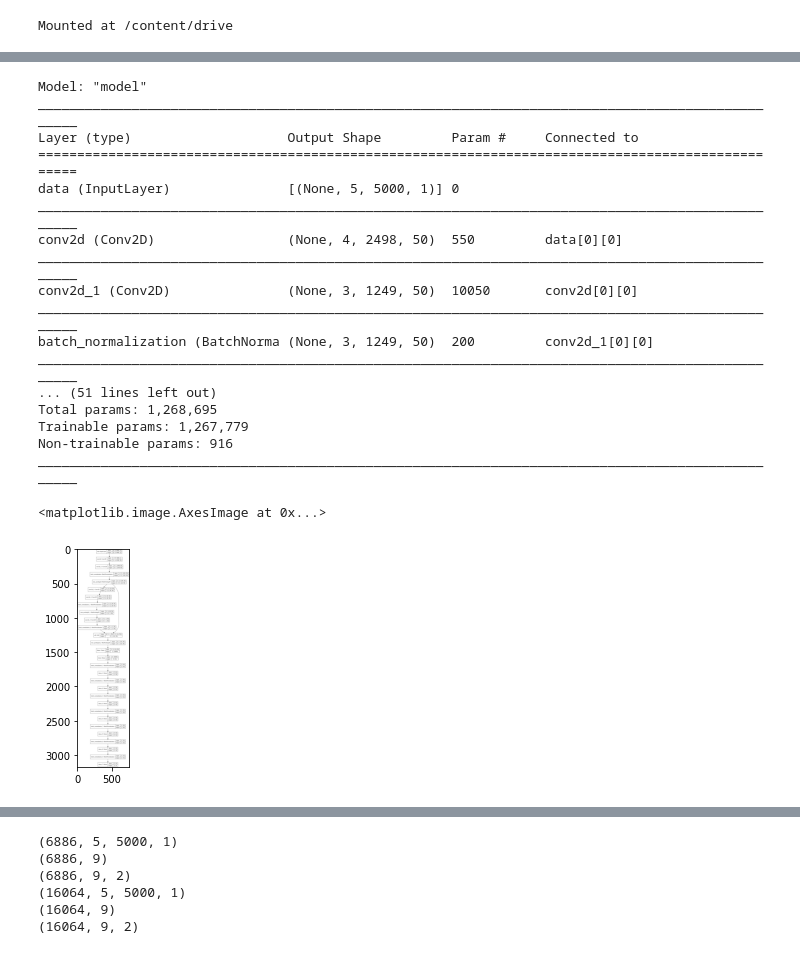
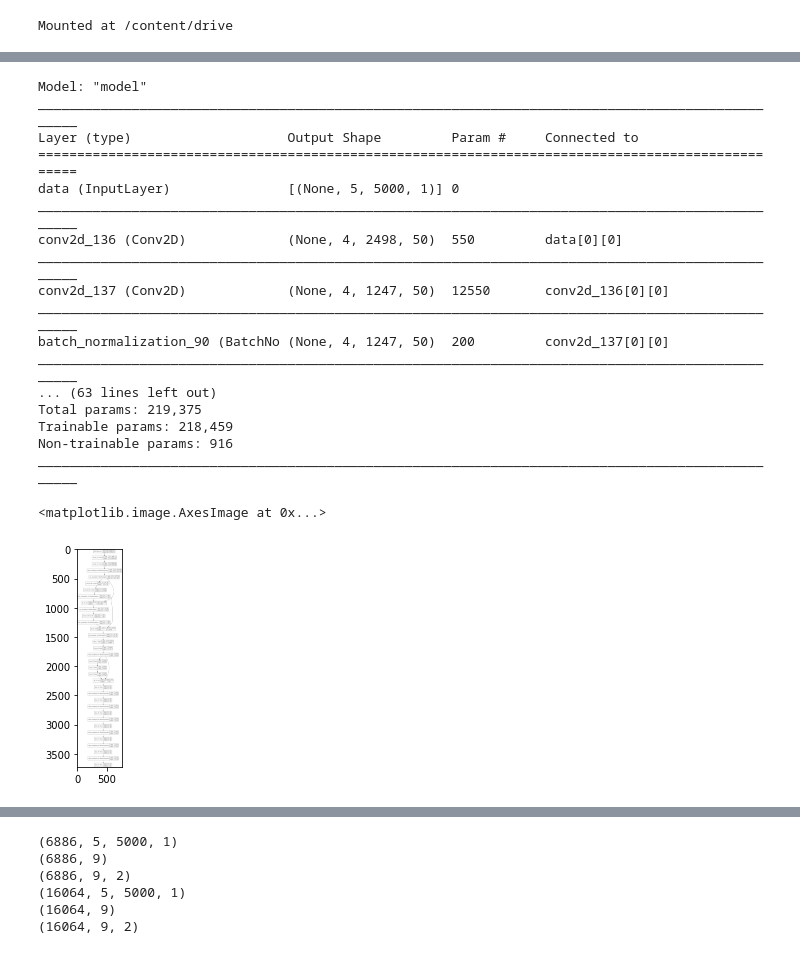
Before and after one commit to Ashraf-Saleh/Fault-Detect, a Jupyter notebook: Fault_Detect.ipynb, the cells around one changed output, grey strips where cells are left out. Drawn from its saved outputs; the diff is of its cells as text; code cells hidden in the pictures.

Commit message:
Go deep - Batch Norm. - Res Net (2)

```diff
--- a/Fault_Detect.ipynb
+++ b/Fault_Detect.ipynb
@@ -76,19 +76,20 @@ print(Data_Y[:10].astype('int'))
 inputs = keras.Input(shape = (Train_X.shape[1], Train_X.shape[2], Train_X.shape[3]), name="data")
 
 x = layers.Conv2D(filters = 50, kernel_size = (2, 5),strides=(1, 2), activation = "relu") (inputs)
-x = layers.Conv2D(filters = 50, kernel_size = (2, 2),strides=(1, 2), activation = "relu") (x)
+x = layers.Conv2D(filters = 50, kernel_size = (1, 5),strides=(1, 2), activation = "relu") (x)
 x = layers.BatchNormalization()(x)
-block_1_output = layers.MaxPooling2D(pool_size = (1,10)) (x)
+block_1_output = layers.MaxPooling2D(pool_size = (1,100)) (x)
 
-x = layers.Conv2D(filters = 50, kernel_size = (2,5),strides = (1, 2),padding = 'valid', activation='relu') (block_1_output)
-x = layers.Conv2D(filters = 50, kernel_size = (1,5),strides = (1, 2),padding = 'valid', activation='relu') (x)
-x = layers.BatchNormalization()(x)
-block_2_output = layers.MaxPooling2D(pool_size = (1,8)) (x)
-
-x = layers.Conv2D(filters = 50,kernel_size= (2, 3),strides = (1, 2), activation="relu")(block_2_output)
+x = layers.Conv2D(filters = 50, kernel_size = (1,5),strides = (1, 2),padding = 'valid', activation='relu') (block_1_output)
+x = layers.Conv2D(filters = 50, kernel_size = (1,4),strides = (1, 2),padding = 'valid', activation='relu') (x)
 x = layers.BatchNormalization()(x)
 block_3_output = layers.add([x, block_1_output])
-x = layers.MaxPooling2D(pool_size = (1,1))(block_3_output)
+block_2_output = layers.MaxPooling2D(pool_size = (1,8)) (block_3_output)
+
+x = layers.Conv2D(filters = 50,kernel_size= (1, 1),strides = (1, 2), activation="relu")(block_2_output)
+x = layers.BatchNormalization()(x)
+block_4_output = layers.add([x, block_1_output])
+x = layers.MaxPooling2D(pool_size = (1,1))(block_4_output)
 
 #x = layers.Conv2D(filters = 50,kernel_size= (1, 10),strides = (1, 2), activation="relu")(x)
 
@@ -125,8 +126,13 @@ x = layers.Flatten()(x)
 
 
 x = layers.Dense(64, activation="relu")(x)
-x = layers.BatchNormalization()(x)
-x = layers.Dense(58, activation="relu")(x)
+#x = layers.BatchNormalization()(x)
+block_5_output = layers.BatchNormalization()(x)
+x = layers.Dense(64, activation="relu")(block_5_output)
+x = layers.Dense(64, activation="relu")(x)
+x = layers.Dense(64, activation="relu")(x)
+block_6_output = layers.add([x, block_5_output])
+x = layers.Dense(58, activation="relu")(block_6_output)
 x = layers.BatchNormalization()(x)
 x = layers.Dense(52, activation="relu")(x)
 x = layers.BatchNormalization()(x)
@@ -135,47 +141,50 @@ x = layers.BatchNormalization()(x)
 x = layers.Dense(40, activation="relu")(x)
 x = layers.BatchNormalization()(x)
 x = layers.Dense(32, activation="relu")(x)
-x = layers.BatchNormalization()(x)
+block_7_output = layers.BatchNormalization()(x)
 #x = layers.Dense(28, activation="relu")(x)
 #x = layers.Dense(22, activation="relu")(x)
 #block_4_output = layers.Dense(16, activation="relu")(x)
+x = layers.Dense(32, activation="relu")(x)
+x = layers.Dense(32, activation="relu")(x)
 
 #x = layers.Dense(16, activation="relu")(block_4_output)
 #x = layers.Dense(16, activation="relu")(x)
-x = layers.Dense(16, activation="relu")(x)
+block_8_output = layers.add([x, block_7_output])
+x = layers.Dense(16, activation="relu")(block_7_output)
 x = layers.BatchNormalization()(x)
 #block_5_output = layers.add([x, block_4_output])
 
 #x = block_5_output
 #x = layers.Dropout(0.5)(x)
 outputs = layers.Dense(Train_Y.shape[1], activation='softmax')(x)
 
 
 model = keras.Model(inputs, outputs, name="model")
 
 model.compile(optimizer='adam', loss='CategoricalCrossentropy', metrics=['accuracy'])
 
 model.summary()
 plot_model(model, to_file='/content/drive/My Drive/Colab_Data/Fault_Detect/model.png',show_shapes=True)
 plt.imshow(mpimg.imread('/content/drive/My Drive/Colab_Data/Fault_Detect/model.png'))
 # %% [output]
 Model: "model"
 __________________________________________________________________________________________________
 Layer (type)                    Output Shape         Param #     Connected to
 ==================================================================================================
 data (InputLayer)               [(None, 5, 5000, 1)] 0
 __________________________________________________________________________________________________
-conv2d (Conv2D)                 (None, 4, 2498, 50)  550         data[0][0]
+conv2d_136 (Conv2D)             (None, 4, 2498, 50)  550         data[0][0]
 __________________________________________________________________________________________________
-conv2d_1 (Conv2D)               (None, 3, 1249, 50)  10050       conv2d[0][0]
+conv2d_137 (Conv2D)             (None, 4, 1247, 50)  12550       conv2d_136[0][0]
 __________________________________________________________________________________________________
-batch_normalization (BatchNorma (None, 3, 1249, 50)  200         conv2d_1[0][0]
+batch_normalization_90 (BatchNo (None, 4, 1247, 50)  200         conv2d_137[0][0]
 __________________________________________________________________________________________________
-... (51 lines left out)
-Total params: 1,268,695
-Trainable params: 1,267,779
+... (63 lines left out)
+Total params: 219,375
+Trainable params: 218,459
 Non-trainable params: 916
 __________________________________________________________________________________________________
 <matplotlib.image.AxesImage at 0x...>
-[figure, old version]
+[figure, new version]
 # %%
```
Also changed, not shown: parts of 3 cells of this notebook.
